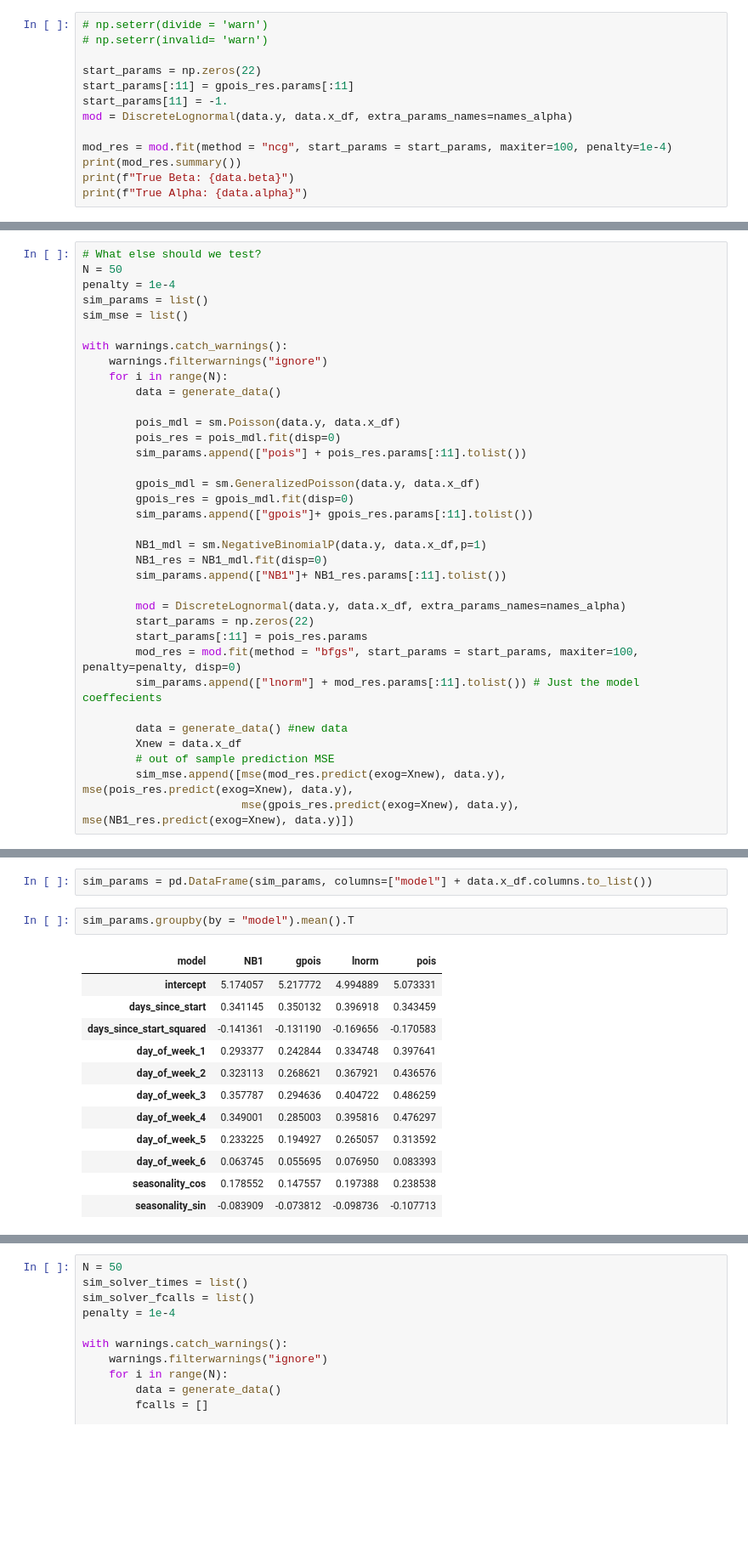
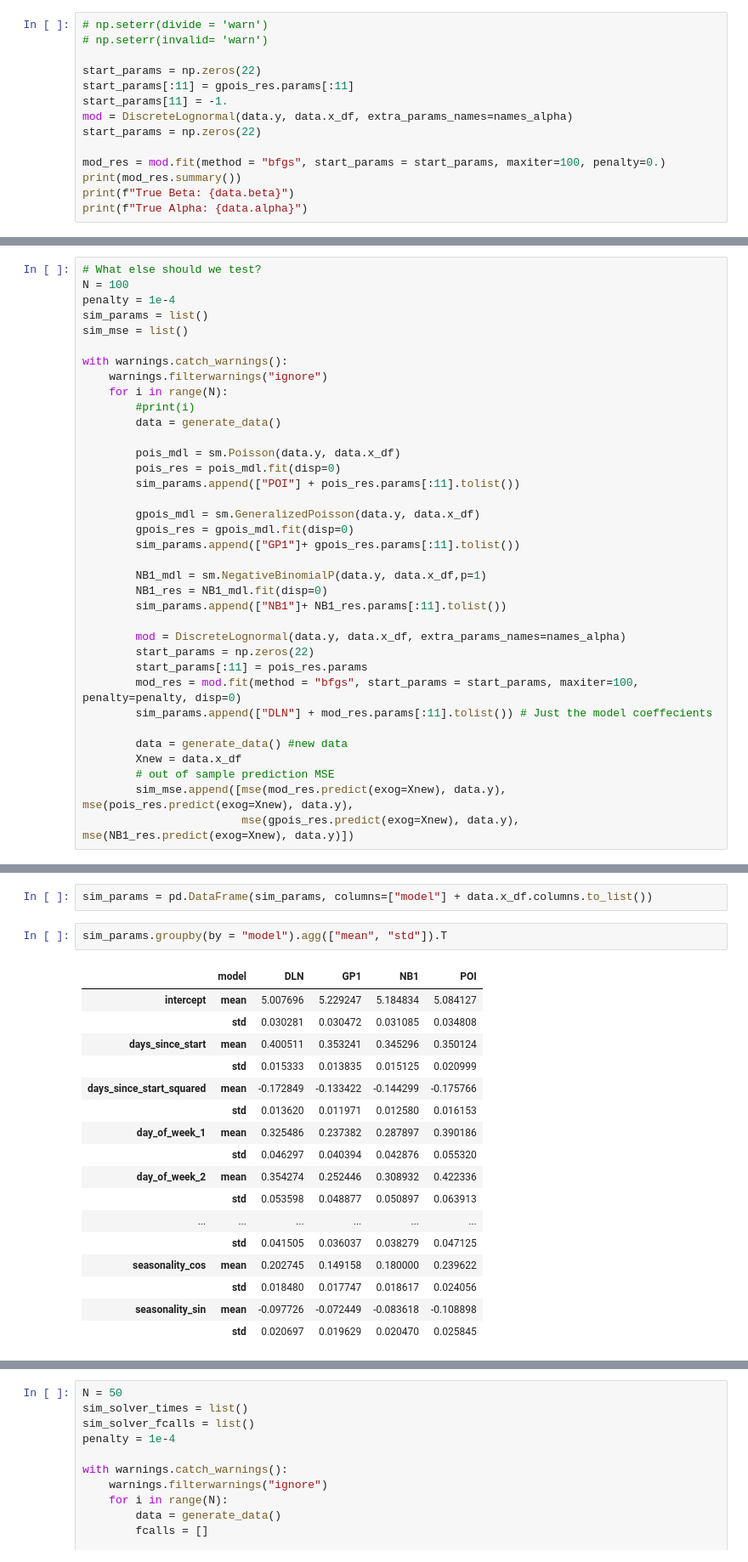
Before and after one commit to eastonhuch/discrete-lognormal-mle, a Jupyter notebook: LikelihoodModel.ipynb, the cells around one changed output, grey strips where cells are left out. Shown: that part at 85% size. Drawn from its saved outputs; the diff is of its cells as text; blank space fills up the shorter version.

```diff
--- a/LikelihoodModel.ipynb
+++ b/LikelihoodModel.ipynb
@@ -97,8 +97,9 @@ start_params = np.zeros(22)
 start_params[:11] = gpois_res.params[:11]
 start_params[11] = -1.
 mod = DiscreteLognormal(data.y, data.x_df, extra_params_names=names_alpha)
+start_params = np.zeros(22)
 
-mod_res = mod.fit(method = "ncg", start_params = start_params, maxiter=100, penalty=1e-4)
+mod_res = mod.fit(method = "bfgs", start_params = start_params, maxiter=100, penalty=0.)
 print(mod_res.summary())
 print(f"True Beta: {data.beta}")
 print(f"True Alpha: {data.alpha}")
@@ -218,7 +215,7 @@ array([1251.78650973, 1191.62965996, 1131.33596809,  939.68241458,
 ## Simulation
 # %%
 # What else should we test?
-N = 50
+N = 100
 penalty = 1e-4
 sim_params = list()
 sim_mse = list()
@@ -226,15 +223,16 @@ sim_mse = list()
 with warnings.catch_warnings():
     warnings.filterwarnings("ignore")
     for i in range(N):
+        #print(i)
         data = generate_data()
 
         pois_mdl = sm.Poisson(data.y, data.x_df)
         pois_res = pois_mdl.fit(disp=0)
-        sim_params.append(["pois"] + pois_res.params[:11].tolist())
+        sim_params.append(["POI"] + pois_res.params[:11].tolist())
 
         gpois_mdl = sm.GeneralizedPoisson(data.y, data.x_df)
         gpois_res = gpois_mdl.fit(disp=0)
-        sim_params.append(["gpois"]+ gpois_res.params[:11].tolist())
+        sim_params.append(["GP1"]+ gpois_res.params[:11].tolist())
 
         NB1_mdl = sm.NegativeBinomialP(data.y, data.x_df,p=1)
         NB1_res = NB1_mdl.fit(disp=0)
@@ -244,7 +242,7 @@ with warnings.catch_warnings():
         start_params = np.zeros(22)
         start_params[:11] = pois_res.params
         mod_res = mod.fit(method = "bfgs", start_params = start_params, maxiter=100, penalty=penalty, disp=0)
-        sim_params.append(["lnorm"] + mod_res.params[:11].tolist()) # Just the model coeffecients
+        sim_params.append(["DLN"] + mod_res.params[:11].tolist()) # Just the model coeffecients
 
         data = generate_data() #new data
         Xnew = data.x_df
@@ -254,19 +270,24 @@ with warnings.catch_warnings():
 # %%
 sim_params = pd.DataFrame(sim_params, columns=["model"] + data.x_df.columns.to_list())
 # %%
-sim_params.groupby(by = "model").mean().T
+sim_params.groupby(by = "model").agg(["mean", "std"]).T
 # %% [output]
-| model | NB1 | gpois | lnorm | pois |
-| intercept | 5.174057 | 5.217772 | 4.994889 | 5.073331 |
-| days_since_start | 0.341145 | 0.350132 | 0.396918 | 0.343459 |
-| days_since_start_squared | -0.141361 | -0.131190 | -0.169656 | -0.170583 |
-| day_of_week_1 | 0.293377 | 0.242844 | 0.334748 | 0.397641 |
-| day_of_week_2 | 0.323113 | 0.268621 | 0.367921 | 0.436576 |
-| day_of_week_3 | 0.357787 | 0.294636 | 0.404722 | 0.486259 |
-| day_of_week_4 | 0.349001 | 0.285003 | 0.395816 | 0.476297 |
-| day_of_week_5 | 0.233225 | 0.194927 | 0.265057 | 0.313592 |
-| day_of_week_6 | 0.063745 | 0.055695 | 0.076950 | 0.083393 |
-| seasonality_cos | 0.178552 | 0.147557 | 0.197388 | 0.238538 |
-| seasonality_sin | -0.083909 | -0.073812 | -0.098736 | -0.107713 |
+|  | model | DLN | GP1 | NB1 | POI |
+| intercept | mean | 5.007696 | 5.229247 | 5.184834 | 5.084127 |
+|  | std | 0.030281 | 0.030472 | 0.031085 | 0.034808 |
+| days_since_start | mean | 0.400511 | 0.353241 | 0.345296 | 0.350124 |
+|  | std | 0.015333 | 0.013835 | 0.015125 | 0.020999 |
+| days_since_start_squared | mean | -0.172849 | -0.133422 | -0.144299 | -0.175766 |
+|  | std | 0.013620 | 0.011971 | 0.012580 | 0.016153 |
+| day_of_week_1 | mean | 0.325486 | 0.237382 | 0.287897 | 0.390186 |
+|  | std | 0.046297 | 0.040394 | 0.042876 | 0.055320 |
+| day_of_week_2 | mean | 0.354274 | 0.252446 | 0.308932 | 0.422336 |
+|  | std | 0.053598 | 0.048877 | 0.050897 | 0.063913 |
+| ... | ... | ... | ... | ... | ... |
+|  | std | 0.041505 | 0.036037 | 0.038279 | 0.047125 |
+| seasonality_cos | mean | 0.202745 | 0.149158 | 0.180000 | 0.239622 |
+|  | std | 0.018480 | 0.017747 | 0.018617 | 0.024056 |
+| seasonality_sin | mean | -0.097726 | -0.072449 | -0.083618 | -0.108898 |
+|  | std | 0.020697 | 0.019629 | 0.020470 | 0.025845 |
 # %%
 # OOS MSE
```
Also changed, not shown: parts of 17 cells of this notebook, 1 other file.
